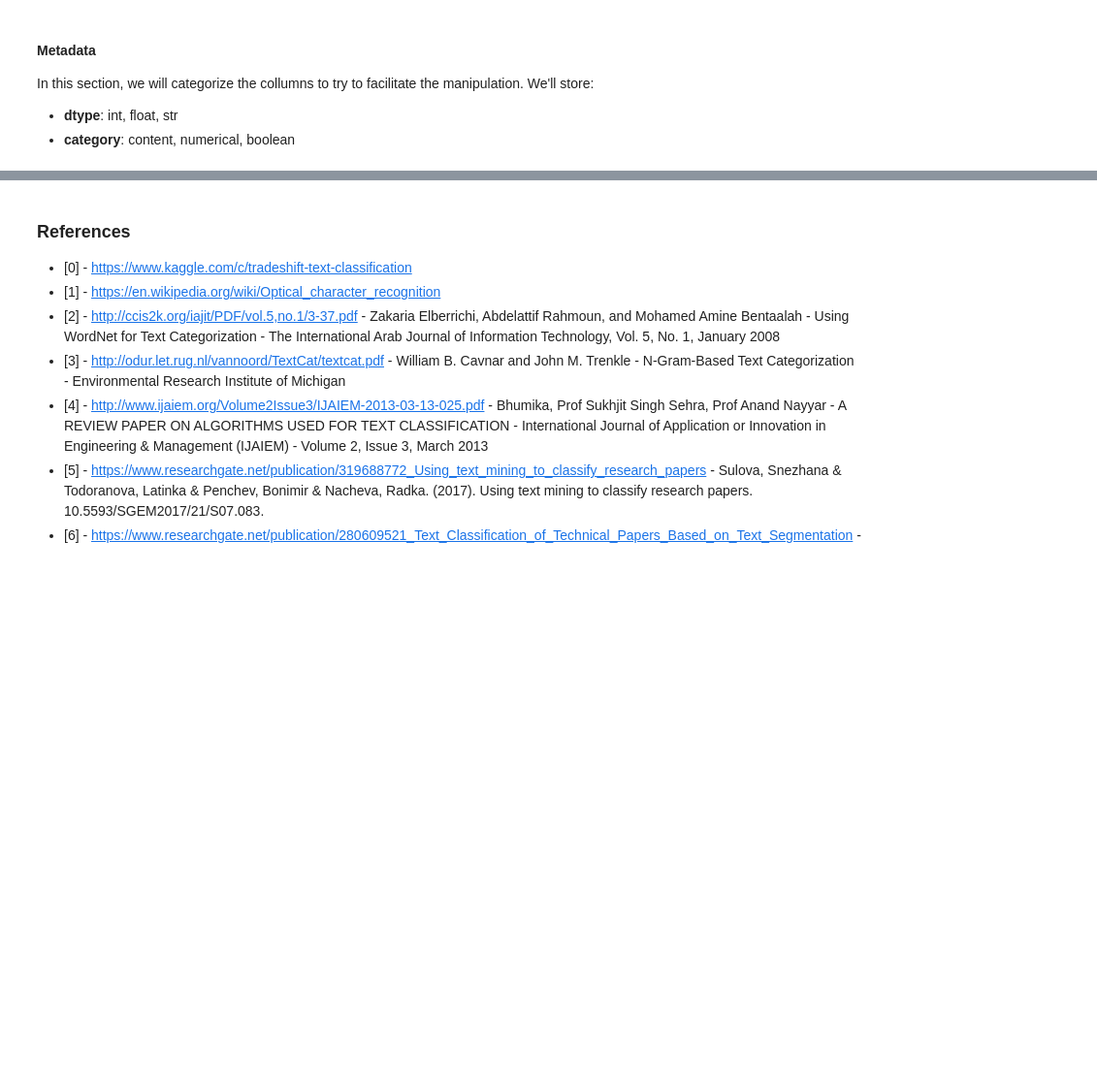
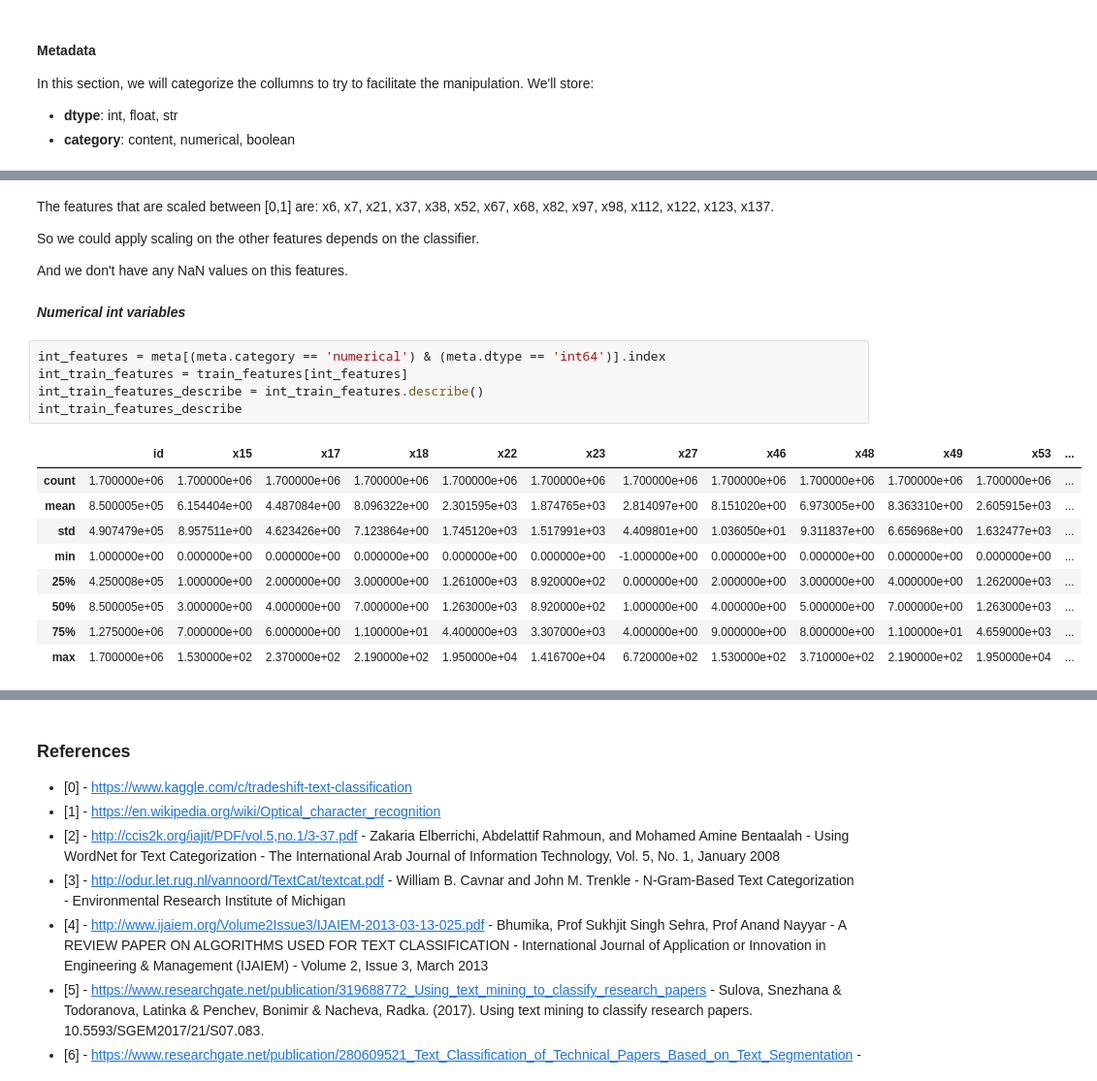
Before and after one commit to felipe-dossantos-dev/mlnd-capstone-tradeshift, a Jupyter notebook: notebooks/capstone-proposal.ipynb, the cells around one changed output, grey strips where cells are left out. Shown at 97% size. Saved outputs shown, nothing was run; the diff lists cells and outputs as text; blank space fills up the shorter version.

```diff
--- a/notebooks/capstone-proposal.ipynb
+++ b/notebooks/capstone-proposal.ipynb
@@ -140,0 +169,23 @@ meta
+# %% [markdown]
+The features that are scaled between [0,1] are: x6, x7, x21, x37, x38, x52, x67, x68, x82, x97, x98, x112, x122, x123, x137.
+
+So we could apply scaling on the other features depends on the classifier.
+
+And we don't have any NaN values on this features.
+# %% [markdown]
+**_Numerical int variables_**
+# %%
+int_features = meta[(meta.category == 'numerical') & (meta.dtype == 'int64')].index
+int_train_features = train_features[int_features]
+int_train_features_describe = int_train_features.describe()
+int_train_features_describe
+# %% [output]
+|  | id | x15 | x17 | x18 | x22 | x23 | x27 | x46 | x48 | x49 | x53 | ... |
+| count | 1.700000e+06 | 1.700000e+06 | 1.700000e+06 | 1.700000e+06 | 1.700000e+06 | 1.700000e+06 | 1.700000e+06 | 1.700000e+06 | 1.700000e+06 | 1.700000e+06 | 1.700000e+06 | ... |
+| mean | 8.500005e+05 | 6.154404e+00 | 4.487084e+00 | 8.096322e+00 | 2.301595e+03 | 1.874765e+03 | 2.814097e+00 | 8.151020e+00 | 6.973005e+00 | 8.363310e+00 | 2.605915e+03 | ... |
+| std | 4.907479e+05 | 8.957511e+00 | 4.623426e+00 | 7.123864e+00 | 1.745120e+03 | 1.517991e+03 | 4.409801e+00 | 1.036050e+01 | 9.311837e+00 | 6.656968e+00 | 1.632477e+03 | ... |
+| min | 1.000000e+00 | 0.000000e+00 | 0.000000e+00 | 0.000000e+00 | 0.000000e+00 | 0.000000e+00 | -1.000000e+00 | 0.000000e+00 | 0.000000e+00 | 0.000000e+00 | 0.000000e+00 | ... |
+| 25% | 4.250008e+05 | 1.000000e+00 | 2.000000e+00 | 3.000000e+00 | 1.261000e+03 | 8.920000e+02 | 0.000000e+00 | 2.000000e+00 | 3.000000e+00 | 4.000000e+00 | 1.262000e+03 | ... |
+| 50% | 8.500005e+05 | 3.000000e+00 | 4.000000e+00 | 7.000000e+00 | 1.263000e+03 | 8.920000e+02 | 1.000000e+00 | 4.000000e+00 | 5.000000e+00 | 7.000000e+00 | 1.263000e+03 | ... |
+| 75% | 1.275000e+06 | 7.000000e+00 | 6.000000e+00 | 1.100000e+01 | 4.400000e+03 | 3.307000e+03 | 4.000000e+00 | 9.000000e+00 | 8.000000e+00 | 1.100000e+01 | 4.659000e+03 | ... |
+| max | 1.700000e+06 | 1.530000e+02 | 2.370000e+02 | 2.190000e+02 | 1.950000e+04 | 1.416700e+04 | 6.720000e+02 | 1.530000e+02 | 3.710000e+02 | 2.190000e+02 | 1.950000e+04 | ... |
```
Also changed, not shown: parts of 22 cells of this notebook, 1 other file.
